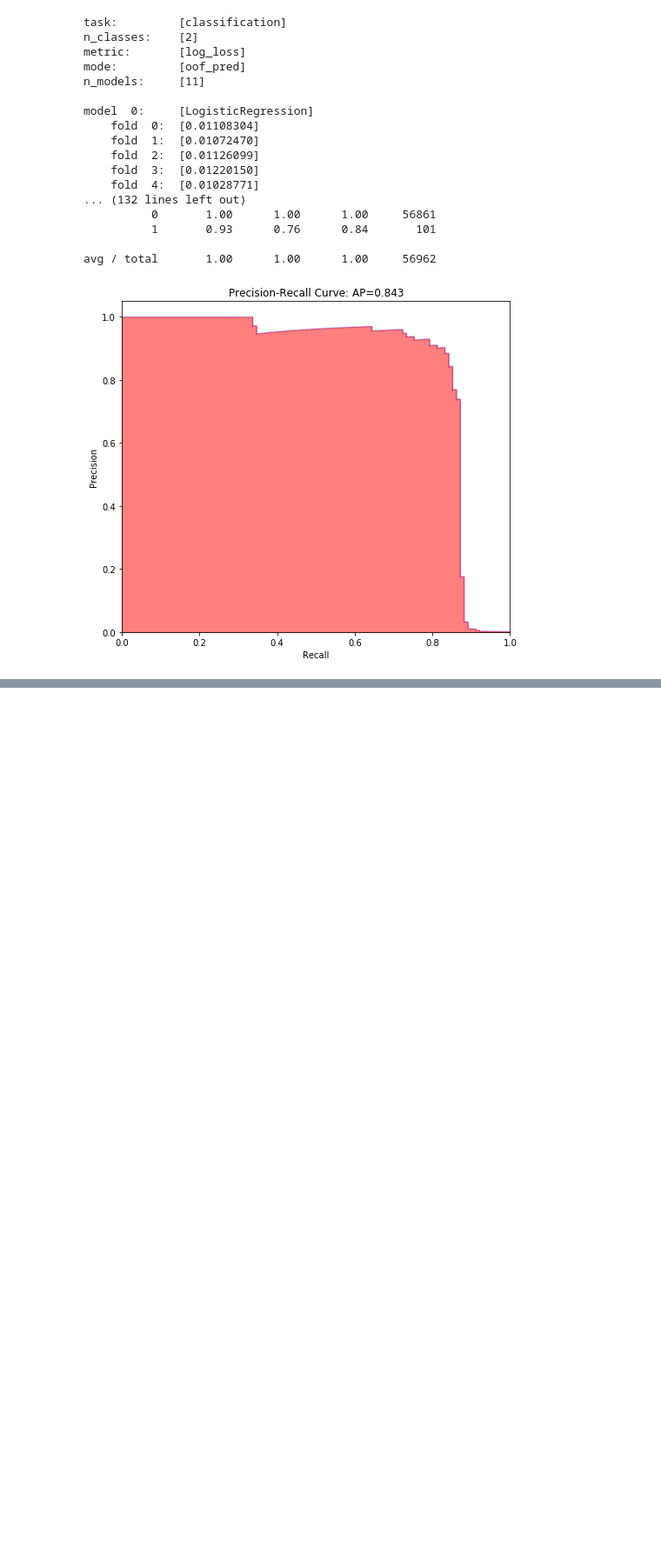
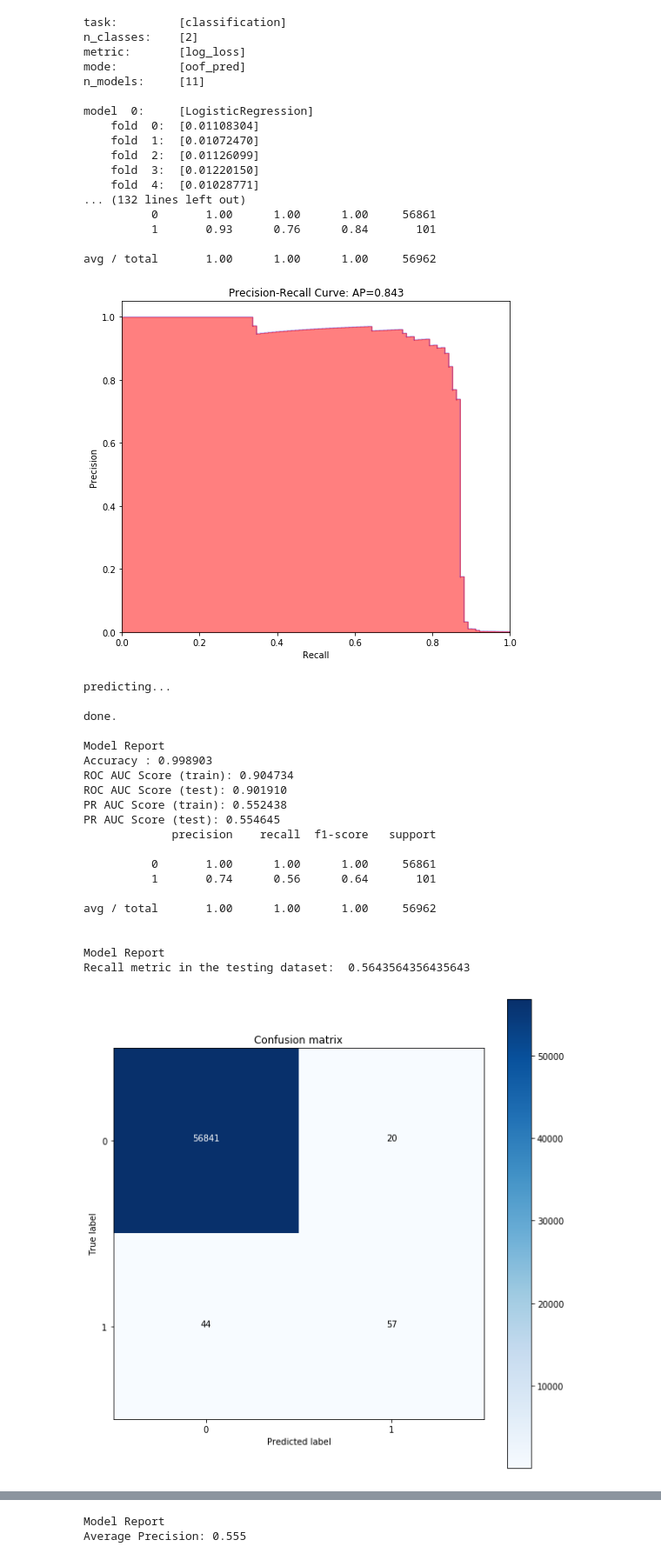
Before and after one commit to Ewen2015/Kaggle, a Jupyter notebook: credit_card/dev_model_comparison_among_0622.ipynb, the cells around one changed output, grey strips where cells are left out. Shown at 87% size. Cells and saved outputs as stored; diff of their text form; code cells hidden in the pictures; blank space fills up the shorter version.

```diff
--- a/credit_card/dev_model_comparison_among_0622.ipynb
+++ b/credit_card/dev_model_comparison_among_0622.ipynb
@@ -83,3 +86,31 @@ model  0:     [LogisticRegression]
 
 avg / total       1.00      1.00      1.00     56962
 [figure]
+# %%
+import Baseline
+
+base = Baseline.Baseline(train=train, valid=test, target=target, features=features, impute=False)
+# %%
+lr = base.LR(report=True)
+# %% [output]
+predicting...
+
+done.
+
+Model Report
+Accuracy : 0.998903
+ROC AUC Score (train): 0.904734
+ROC AUC Score (test): 0.901910
+PR AUC Score (train): 0.552438
+PR AUC Score (test): 0.554645
+             precision    recall  f1-score   support
+
+          0       1.00      1.00      1.00     56861
+          1       0.74      0.56      0.64       101
+
+avg / total       1.00      1.00      1.00     56962
+
+
+Model Report
+Recall metric in the testing dataset:  0.5643564356435643
+[figure, added]
@@ -85,0 +118,2 @@ avg / total       1.00      1.00      1.00     56962
+Model Report
+Average Precision: 0.555
```
Also changed, not shown: parts of 5 cells of this notebook, 9 other files.
